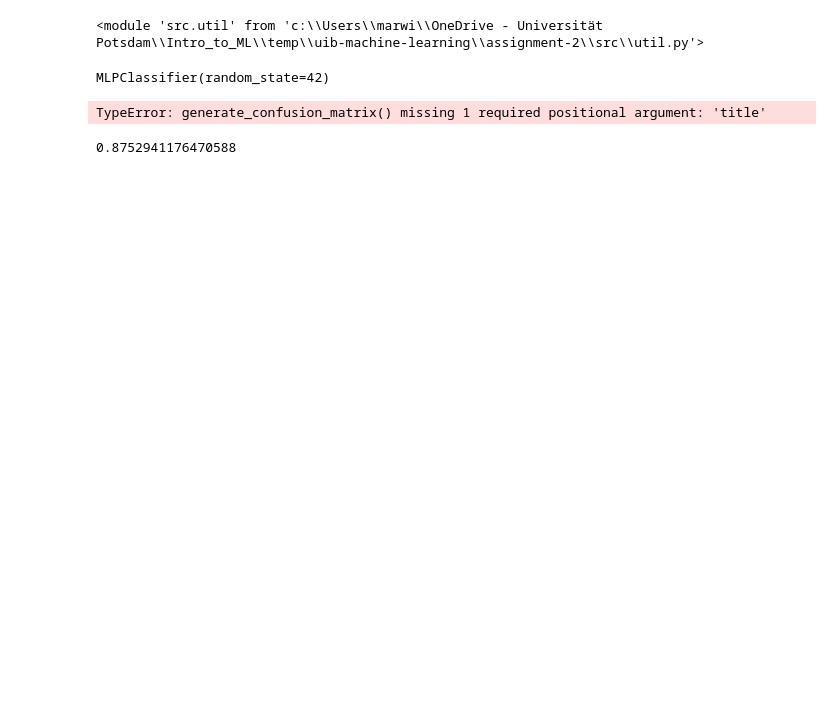
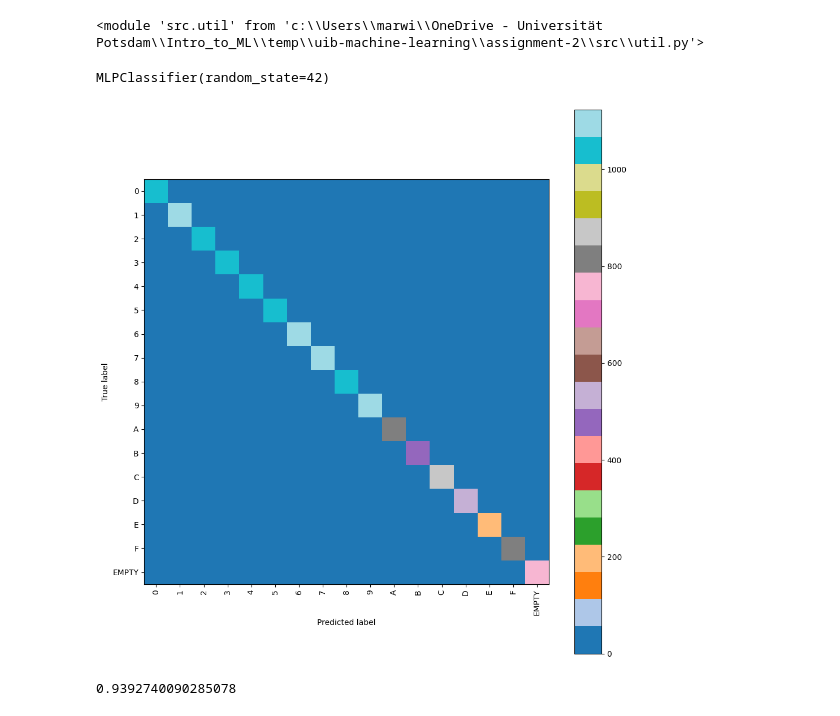
Before and after one commit to ToKoSoftware/uib-machine-learning, a Jupyter notebook: assignment-2/MLP_Implementation.ipynb, the cells around one changed output. Drawn from its saved outputs; the diff is of its cells as text; code cells hidden in the pictures; blank space fills up the shorter version.

```diff
--- a/assignment-2/MLP_Implementation.ipynb
+++ b/assignment-2/MLP_Implementation.ipynb
@@ -19,6 +16,6 @@ downsampled_X, downsampled_y, unique_classes_downsampled, class_counts_downsampl
 # %%
 # Splitting of Dataset
-X_sampled, _, y_sampled, _ = train_test_split(downsampled_X, downsampled_y, stratify=downsampled_y, random_state=42)
+X_sampled, _, y_sampled, _ = train_test_split(X, y, stratify=y, random_state=42)
 
 # Preprocessing step: Flattening of images to a 1D Array
 X_flattened = X_sampled.reshape(X_sampled.shape[0], -1)
@@ -37,15 +34,13 @@ clf.fit(X_train, y_train)
 # %% [output]
 MLPClassifier(random_state=42)
 # %%
-from src.util import generate_confusion_matrix
 # Generate predictions on the test data
 y_pred = clf.predict(X_test)
-# Calculate the confusion matrix
-conf_matrix = confusion_matrix(y_test, y_pred)
-# Use our function to generate a confusion matrix image
-generate_confusion_matrix(conf_matrix, "confusion_matrix_MLP.png", y_test)
+# Generate the confusion matrix with the utils function
+mlp_cm = confusion_matrix(y_test, y_pred)
+utils.generate_confusion_matrix(mlp_cm, "confusion_matrix_MLP", y_test)
 # %% [output]
-TypeError: generate_confusion_matrix() missing 1 required positional argument: 'title'
+[figure, added]
 # %%
 from sklearn.metrics import accuracy_score
 from src.util import generate_confusion_matrix
@@ -57,4 +52,4 @@ accuracy = accuracy_score(y_test, y_pred)
 
 print(accuracy)
 # %% [output]
-0.8752941176470588
+0.9392740090285078
```
Also changed, not shown: parts of 2 cells of this notebook, 1 other file.
